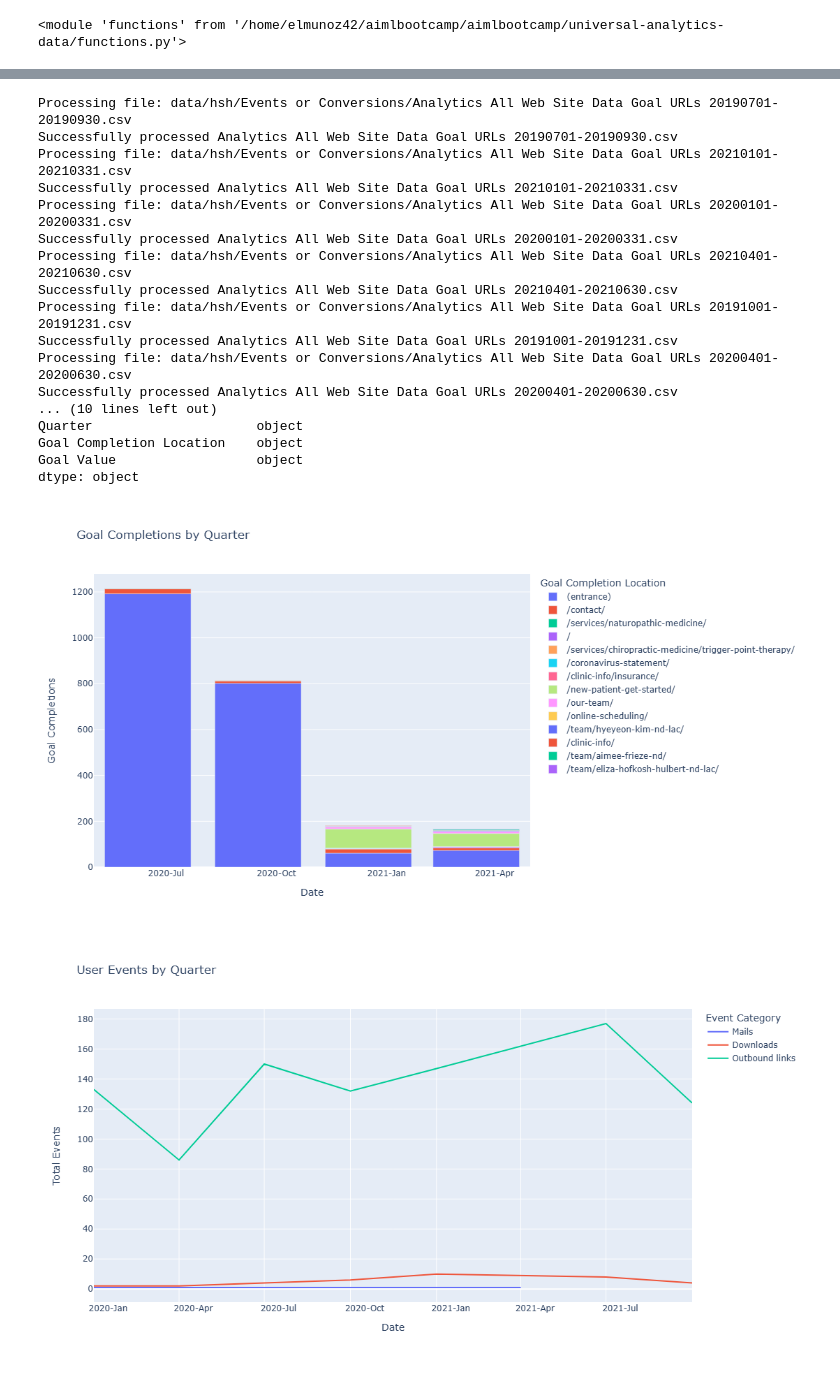
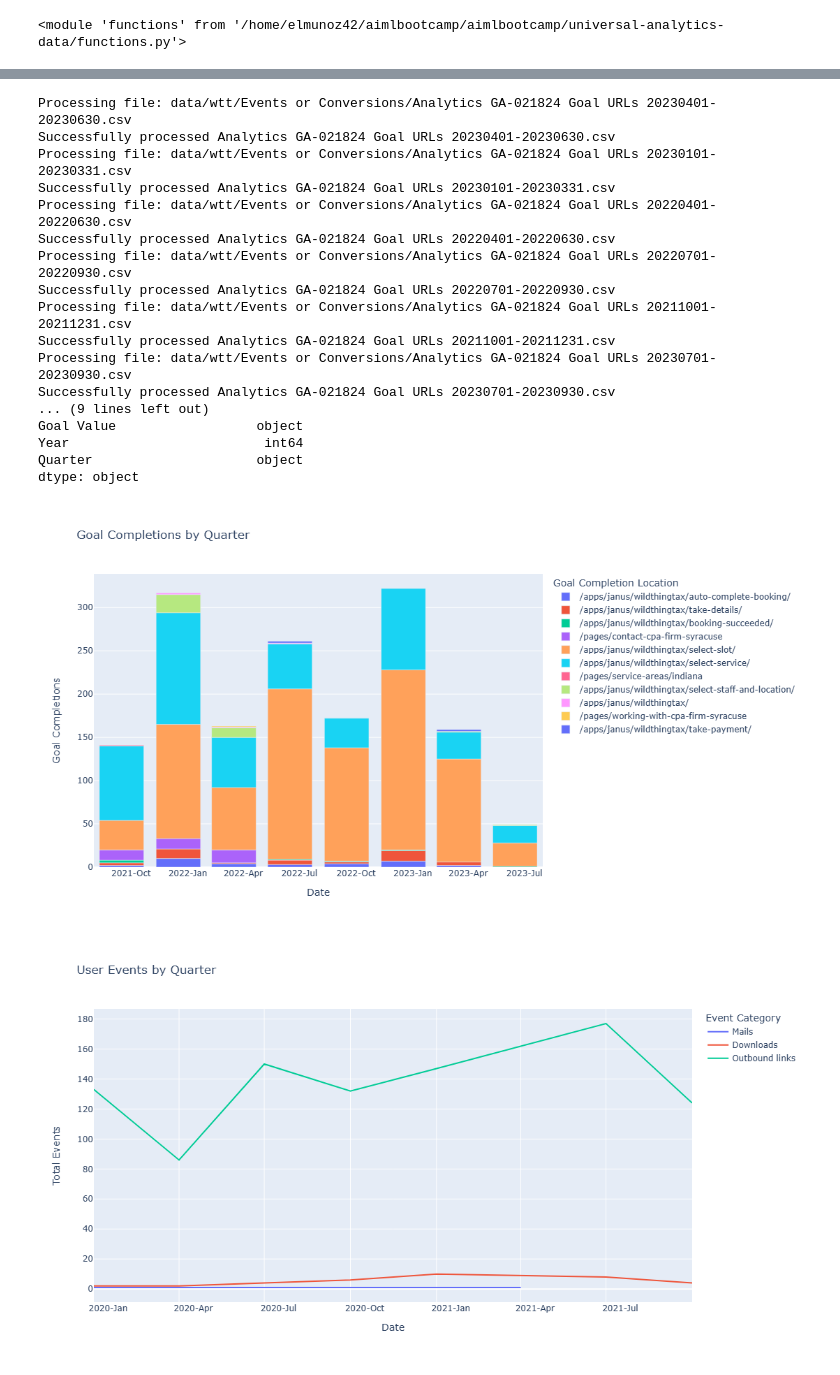
Before and after one commit to elmunoz42/universal-analytics-jupyter-notebook, a Jupyter notebook: UA-data-consolidation-and-analysis.ipynb, the cells around one changed output, grey strips where cells are left out. Drawn from its saved outputs; the diff is of its cells as text; code cells hidden in the pictures.

```diff
--- a/UA-data-consolidation-and-analysis.ipynb
+++ b/UA-data-consolidation-and-analysis.ipynb
@@ -228,79 +245,79 @@ fig.write_html('output/hsh/hsh-landing-pages.html')
 # %%
 # Usage
 try:
-    df = functions.build_ua_pages_dataframe('hsh/Events or Conversions', 'goal-urls')
+    df = functions.build_ua_pages_dataframe('wtt/Events or Conversions', 'goal-urls')
     # print(df.head())
     print(df.dtypes)
 except ValueError as e:
     print(f"Error: {str(e)}")
 # %% [output]
-Processing file: data/hsh/Events or Conversions/Analytics All Web Site Data Goal URLs 20190701-20190930.csv
-Successfully processed Analytics All Web Site Data Goal URLs 20190701-20190930.csv
-Processing file: data/hsh/Events or Conversions/Analytics All Web Site Data Goal URLs 20210101-20210331.csv
-Successfully processed Analytics All Web Site Data Goal URLs 20210101-20210331.csv
-Processing file: data/hsh/Events or Conversions/Analytics All Web Site Data Goal URLs 20200101-20200331.csv
-Successfully processed Analytics All Web Site Data Goal URLs 20200101-20200331.csv
-Processing file: data/hsh/Events or Conversions/Analytics All Web Site Data Goal URLs 20210401-20210630.csv
-Successfully processed Analytics All Web Site Data Goal URLs 20210401-20210630.csv
-Processing file: data/hsh/Events or Conversions/Analytics All Web Site Data Goal URLs 20191001-20191231.csv
-Successfully processed Analytics All Web Site Data Goal URLs 20191001-20191231.csv
-Processing file: data/hsh/Events or Conversions/Analytics All Web Site Data Goal URLs 20200401-20200630.csv
-Successfully processed Analytics All Web Site Data Goal URLs 20200401-20200630.csv
-... (10 lines left out)
+Processing file: data/wtt/Events or Conversions/Analytics GA-021824 Goal URLs 20230401-20230630.csv
+Successfully processed Analytics GA-021824 Goal URLs 20230401-20230630.csv
+Processing file: data/wtt/Events or Conversions/Analytics GA-021824 Goal URLs 20230101-20230331.csv
+Successfully processed Analytics GA-021824 Goal URLs 20230101-20230331.csv
+Processing file: data/wtt/Events or Conversions/Analytics GA-021824 Goal URLs 20220401-20220630.csv
+Successfully processed Analytics GA-021824 Goal URLs 20220401-20220630.csv
+Processing file: data/wtt/Events or Conversions/Analytics GA-021824 Goal URLs 20220701-20220930.csv
+Successfully processed Analytics GA-021824 Goal URLs 20220701-20220930.csv
+Processing file: data/wtt/Events or Conversions/Analytics GA-021824 Goal URLs 20211001-20211231.csv
+Successfully processed Analytics GA-021824 Goal URLs 20211001-20211231.csv
+Processing file: data/wtt/Events or Conversions/Analytics GA-021824 Goal URLs 20230701-20230930.csv
+Successfully processed Analytics GA-021824 Goal URLs 20230701-20230930.csv
+... (9 lines left out)
+Goal Value                  object
+Year                         int64
 Quarter                     object
-Goal Completion Location    object
-Goal Value                  object
 dtype: object
 # %%
 # GOAL URLS / CONVERSIONS
 # Read the CSV file
-df = pd.read_csv('output/hsh/Events or Conversions/consolidated-goal-urls.csv')
+df_goal_urls = pd.read_csv('output/wtt/Events or Conversions/consolidated-goal-urls.csv')
 
 # # Now, let's create the Date column
-df['Date'] = pd.to_datetime(df['Year'].astype(str) + '-' + df['Quarter'].apply(functions.quarter_to_month) + '-01')
+df_goal_urls['Date'] = pd.to_datetime(df_goal_urls['Year'].astype(str) + '-' + df_goal_urls['Quarter'].apply(functions.quarter_to_month) + '-01')
 
 # Convert Pageviews to Numeric
-df['Goal Completions'] = pd.to_numeric(df['Goal Completions'].str.replace(',', ''), errors='coerce')
+df_goal_urls['Goal Completions'] = pd.to_numeric(df_goal_urls['Goal Completions'].astype(str).str.replace(',', ''), errors='coerce')
 # Sort by date
-df = df.sort_values("Date")
+df_goal_urls = df_goal_urls.sort_values("Date")
 
 # Create Line Plot with the goals completion locations that exist
 include_list = [
-    '/',
-    '/team/aimee-frieze-nd/',
-    '/services/chiropractic-medicine/trigger-point-therapy/',
-    '/our-team/',
-    '/team/eliza-hofkosh-hulbert-nd-lac/',
-    '/contact/',
-    '/team/hyeyeon-kim-nd-lac/',
-    '/clinic-info/',
-    '/services/naturopathic-medicine/',
-    '/new-patient-get-started/',
-    '/online-scheduling/',
-    '/coronavirus-statement/',
-    '(entrance)',
-    '/clinic-info/insurance/'
+    "/apps/janus/wildthingtax/select-slot/",
+    "/apps/janus/wildthingtax/select-service/",
+    "/apps/janus/wildthingtax/take-details/",
+    "/apps/janus/wildthingtax/auto-complete-booking/",
+    "/apps/janus/wildthingtax/take-payment/",
+    "/apps/janus/wildthingtax/",
+    "/apps/janus/wildthingtax/select-staff-and-location-if-needed/",
+    "/apps/janus/wildthingtax/select-staff-and-location/",
+    "/apps/janus/wildthingtax/booking-succeeded/",
+    "/pages/contact-cpa-firm-syracuse",
+    "/index.cfm",
+    "/pages/working-with-cpa-firm-syracuse",
+    "/pages/service-areas/indiana",
+    "/"
 ]
-fig = px.bar(df.query('`Goal Completion Location` in @include_list'), x='Date', y='Goal Completions', color='Goal Completion Location', title='Goal Completions by Quarter')
+fig = px.bar(df_goal_urls.query('`Goal Completion Location` in @include_list'), x='Date', y='Goal Completions', color='Goal Completion Location', title='Goal Completions by Quarter')
 
 # Update the layout
 fig.update_layout(
     autosize=False,
     width=1200,  # Width of the figure in pixels
     height=600  # Height of the figure in pixels
 )
 
 # Customize the x-axis to show both year and quarter
 fig.update_xaxes(
     dtick="M3",
     tickformat="%Y-%b",  # This will show Year-Month
     ticklabelmode="period"
 )
 
 fig.show()
-# fig.write_html('output/hsh/hsh-goal-urls.html')
+fig.write_html('output/wtt/wtt-goal-urls.html')
 # %% [output]
-[figure, old version]
+[figure, new version]
 # %%
 # EVENTS
 # Read the CSV file
```
Also changed, not shown: parts of 8 cells of this notebook, 1 other file.
